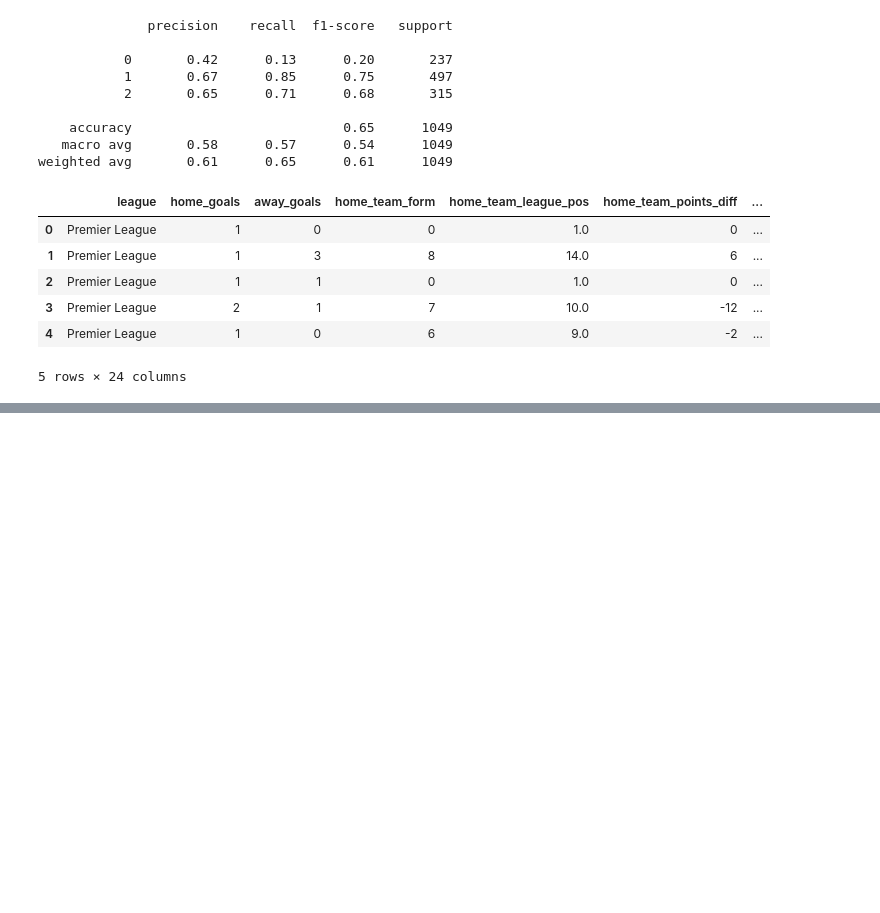
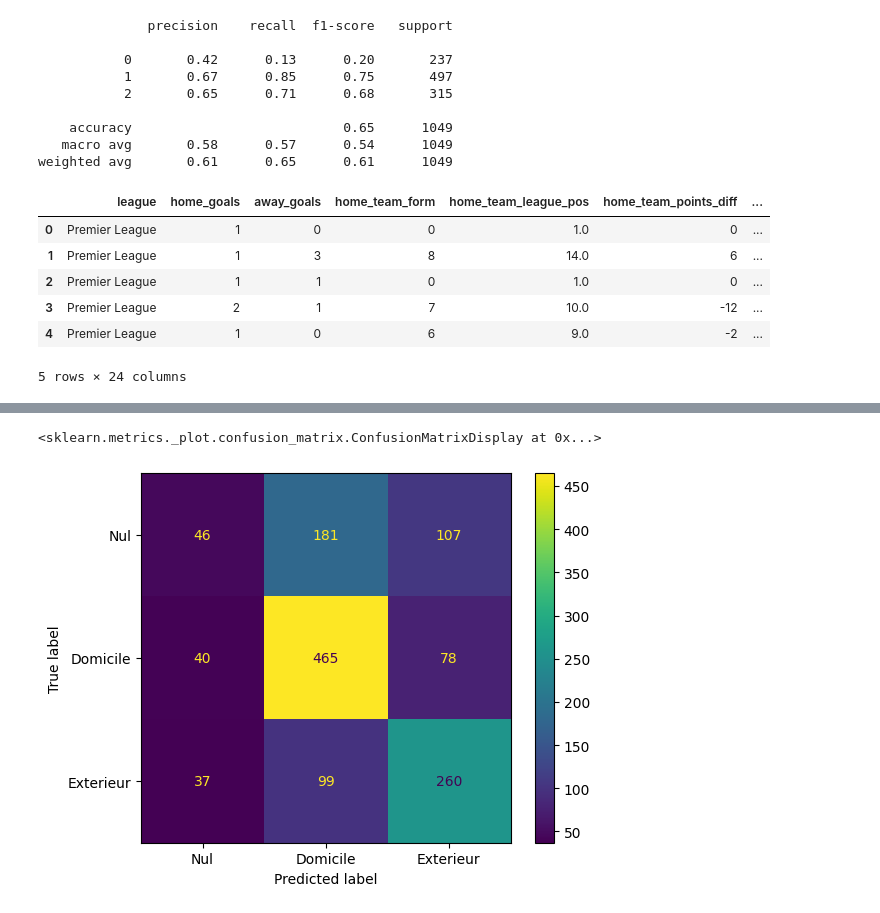
Before and after one commit to Flow791/ml_zoomcamp, a Jupyter notebook: mid_term_project/src/football_predict_model.ipynb, the cells around one changed output, grey strips where cells are left out. Drawn from its saved outputs; the diff is of its cells as text; code cells hidden in the pictures; blank space fills up the shorter version.

Commit message:
Model OK

```diff
--- a/mid_term_project/src/football_predict_model.ipynb
+++ b/mid_term_project/src/football_predict_model.ipynb
@@ -434,0 +331,40 @@ Manchester United vs Leicester City -> [[0 1 0 0]] - [[1 0 0 0]] | [1] | 3 - 0
+# %%
+home_or_draw_model = RandomForestClassifier(max_depth=20,
+                                                n_estimators=450,
+                                                min_samples_split=2,
+                                                random_state=42)
+
+away_or_draw_model = RandomForestClassifier(max_depth=14,
+                                    n_estimators=500,
+                                    min_samples_split= 12,
+                                    random_state=42)
+
+home_or_draw_model.fit(X_train_score_home, y_train_score_home)
+away_or_draw_model.fit(X_train_score_away, y_train_score_away)
+
+home_or_draw_prob = home_or_draw_model.predict_proba(X_test_score_home)[:, 1]
+away_or_draw_prob = away_or_draw_model.predict_proba(X_test_score_away)[:, 1]
+
+draw_proba = home_or_draw_prob + away_or_draw_prob - 1
+home_proba = home_or_draw_prob - draw_proba
+away_proba = away_or_draw_prob - draw_proba
+
+y_predictions = []
+for draw, home, away in zip(draw_proba, home_proba, away_proba):
+    if draw > max(home, away):
+        y_predictions.append(0)
+    elif home > away:
+        y_predictions.append(1)
+    else:
+        y_predictions.append(2)
+
+accuracy = accuracy_score(y_test_score, y_predictions)
+# %%
+accuracy_result = accuracy_score(y_test_score, y_predictions)
+#print(f'Threshold: {i} -> Accuracy: {accuracy_result}')
+
+cm = confusion_matrix(y_test_score, y_predictions)
+ConfusionMatrixDisplay(cm, display_labels=['Nul', 'Domicile', 'Exterieur']).plot()
+# %% [output]
+<sklearn.metrics._plot.confusion_matrix.ConfusionMatrixDisplay at 0x...>
+[figure, added]
```
Also changed, not shown: parts of 17 cells of this notebook, 5 other files.
